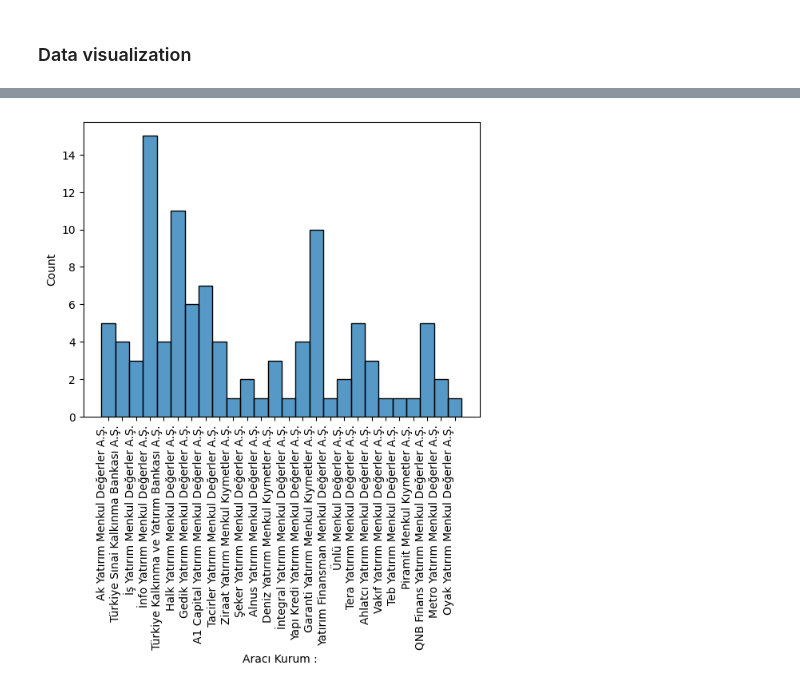
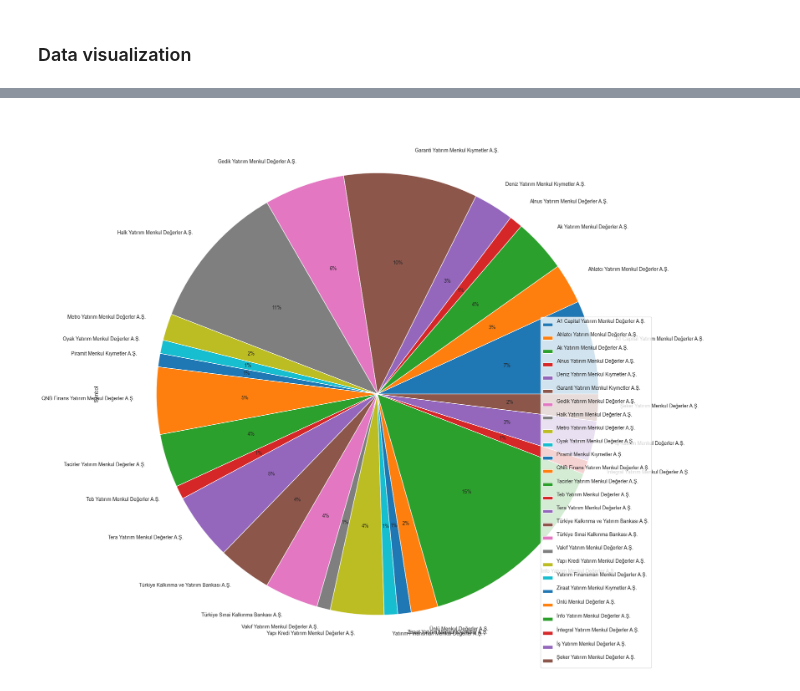
Before and after one commit to uguratli/HalkaArz, a Jupyter notebook: halka_arz.ipynb, the cells around one changed output, grey strips where cells are left out. Cells and saved outputs as stored; diff of their text form; code cells hidden in the pictures.

```diff
--- a/halka_arz.ipynb
+++ b/halka_arz.ipynb
@@ -289,5 +397,4 @@ ax.set_xticklabels(ax.get_xticklabels(),rotation=90);
-# %%
-ax = sns.histplot(data=info_df, x=info_df["Aracı Kurum : "]);
-ax.set_xticklabels(ax.get_xticklabels(),rotation=90);
-# %% [output]
-[figure, removed]
+# %%
+df.groupby(['Aracı Kurum : ']).count().plot(kind='pie', y='Symbol',autopct='%1.0f%%',figsize=(20,20));
+# %% [output]
+[figure, added]
```
Also changed, not shown: parts of 28 cells of this notebook.
